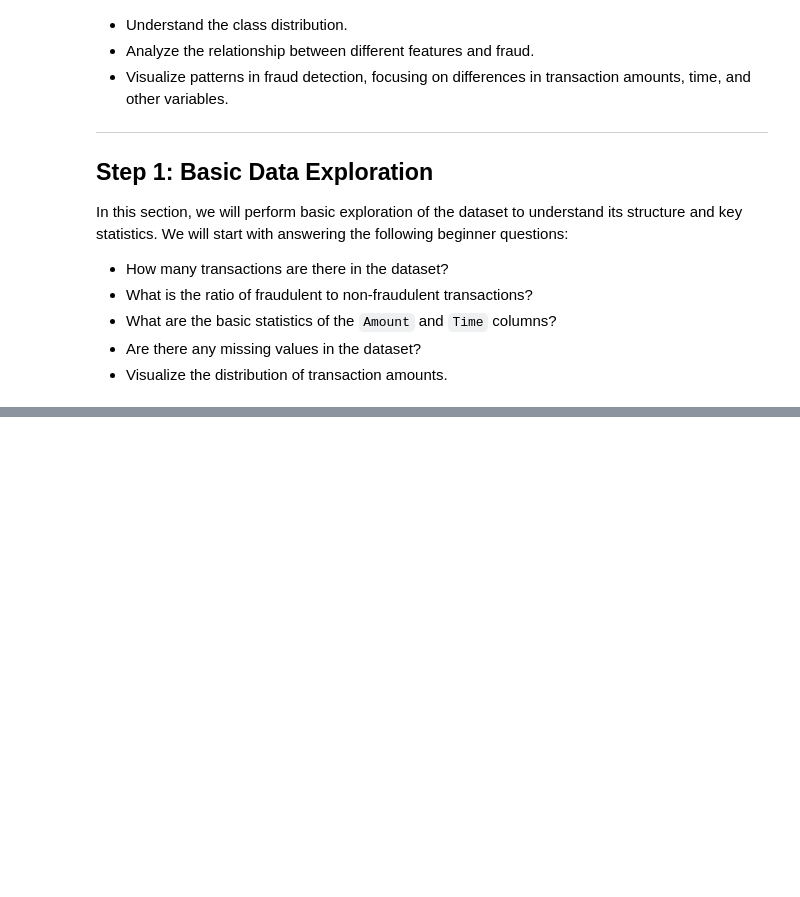
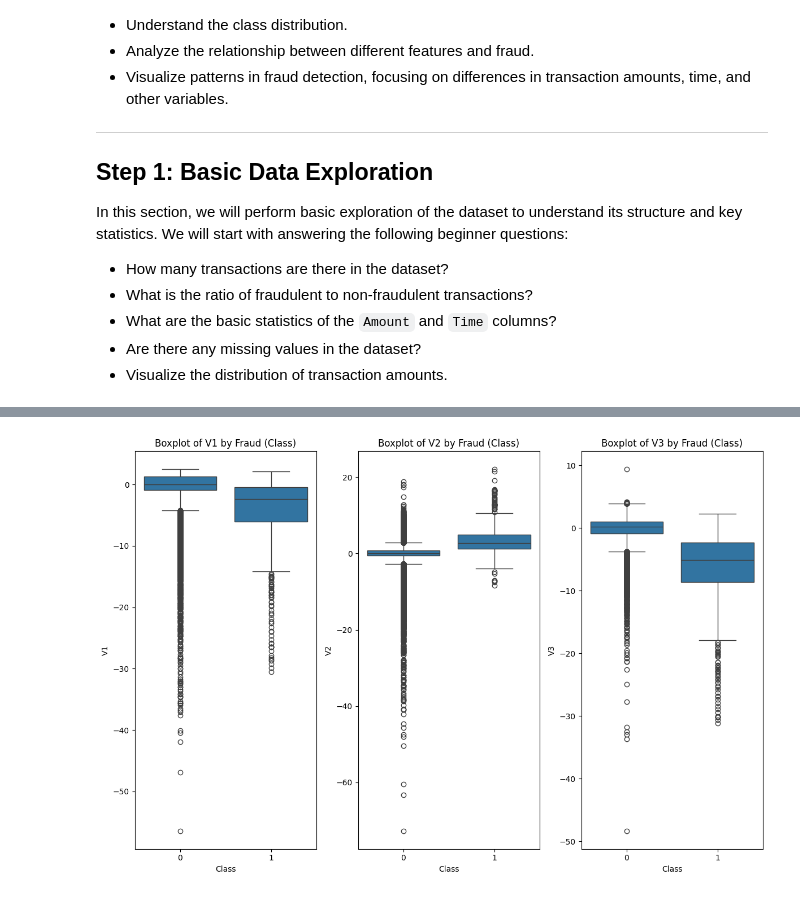
Before and after one commit to rohankumawat/creditCardFraudDetection, a Jupyter notebook: notebooks/data_analysis.ipynb, the cells around one changed output, grey strips where cells are left out. Saved outputs shown, nothing was run; the diff lists cells and outputs as text; code cells hidden in the pictures; blank space fills up the shorter version.

```diff
--- a/notebooks/data_analysis.ipynb
+++ b/notebooks/data_analysis.ipynb
@@ -57,0 +159,13 @@ data.head()
+# %%
+# Visualize differences between fraud and non-fraud for a few PCA-transformed features (V1 to V3)
+plt.figure(figsize=(12, 8))
+
+for i, feature in enumerate(['V1', 'V2', 'V3'], 1):
+    plt.subplot(1, 3, i)
+    sns.boxplot(x='Class', y=feature, data=data)
+    plt.title(f'Boxplot of {feature} by Fraud (Class)')
+
+plt.tight_layout()
+plt.show()
+# %% [output]
+[figure, added]
```
Also changed, not shown: parts of 16 cells of this notebook, 1 other file.
